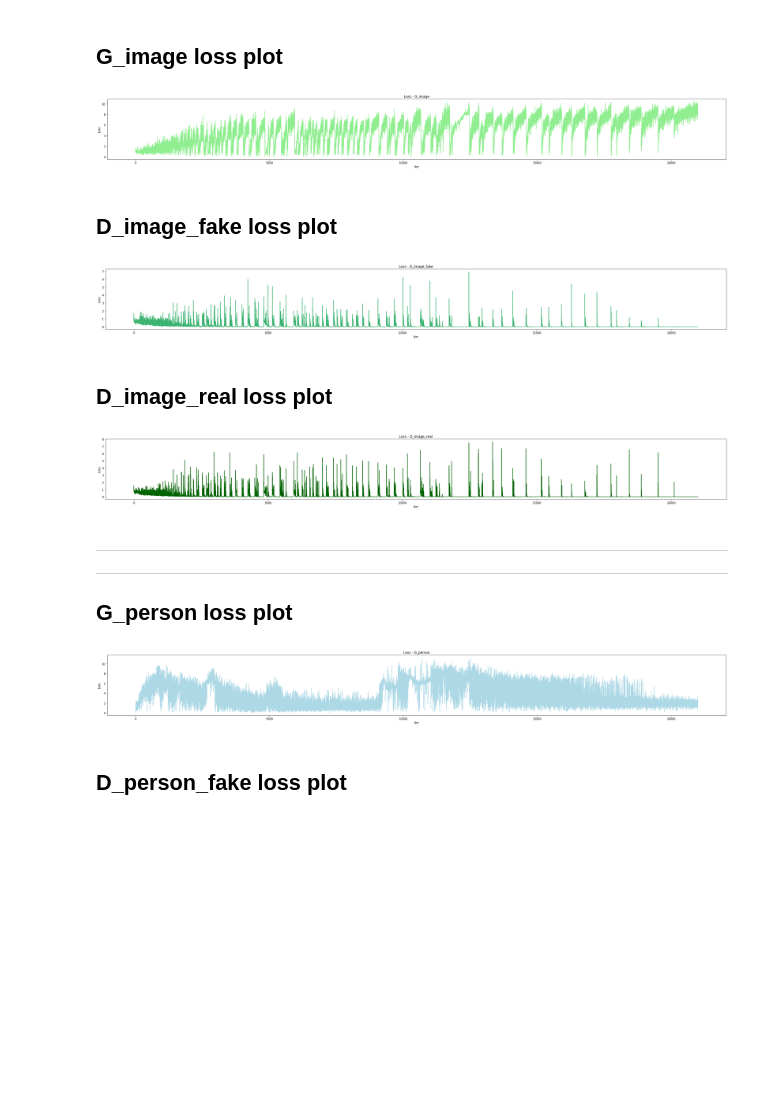
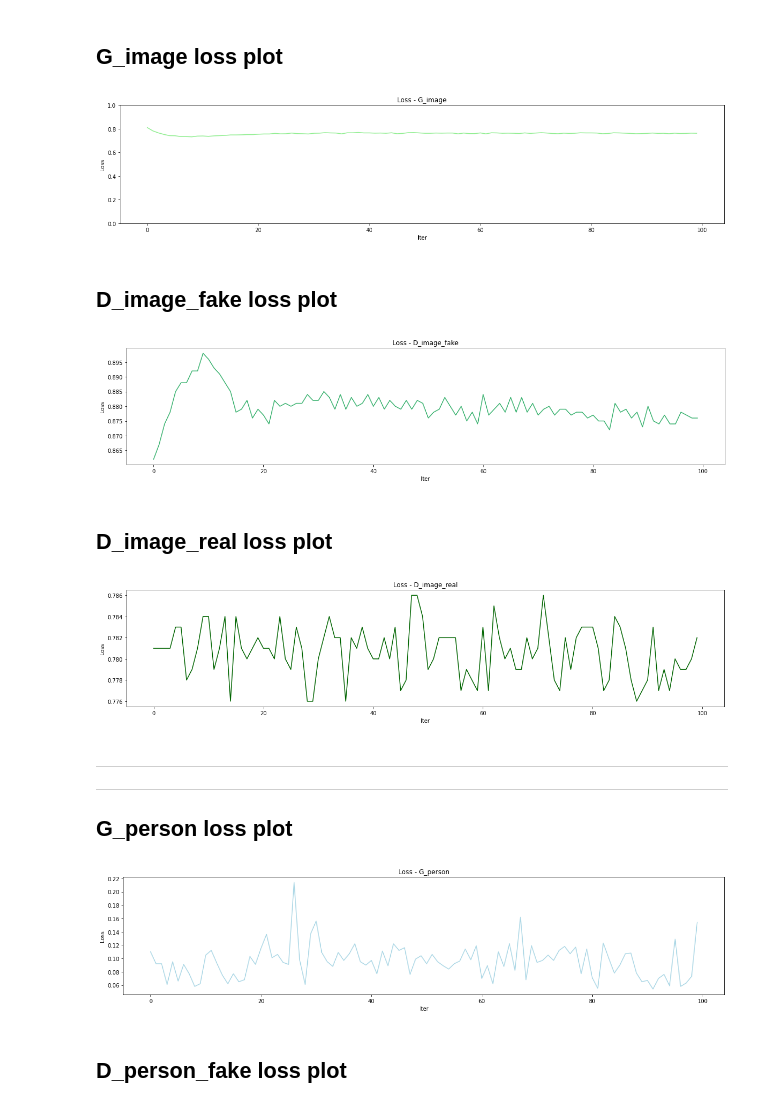
Before and after one commit to kaleighdouglas/AnonymizePeopleGAN, a Jupyter notebook: lisa/loss_plots/Plot Losses from A-GAN Log.ipynb, the cells around one changed output. Saved outputs shown, nothing was run; the diff lists cells and outputs as text; code cells hidden in the pictures; blank space fills up the shorter version.

```diff
--- a/lisa/loss_plots/Plot Losses from A-GAN Log.ipynb
+++ b/lisa/loss_plots/Plot Losses from A-GAN Log.ipynb
@@ -6,11 +6,11 @@ import numpy as np
 import os
 
 import matplotlib.pyplot as plt
-plt.rcParams["figure.figsize"] = (40,4)
+plt.rcParams["figure.figsize"] = (20,4)
 # plt.rcParams["figure.figsize"] = (8,4)
 # %%
 ## Read Log File
-log_dir = 'demo'
+log_dir = 'experiment_agan_100_0_onlyg_i30'
 with open('../checkpoints/'+log_dir+'/loss_log.txt', 'r') as f:
     log = f.read()
 
@@ -75,21 +75,21 @@ count
 # %%
 # Data for plotting
 x = log_dict['i']
 try:
     y = log_dict['G_image']
 except:
     y = log_dict['G_GAN_image']
 fig, ax = plt.subplots()
 ax.plot(x, y, 'lightgreen')
 
 ax.set(xlabel='Iter', ylabel='Loss',
        title='Loss - G_image')
-# plt.ylim(0, 3)
+plt.ylim(0, 1)
 if SAVE:
     fig.savefig(log_dir +'/'+ log_dir + "_loss_G_image.png")
 plt.show()
 # %% [output]
-[figure, old version]
+[figure, new version]
 # %% [markdown]
 ## D_image_fake loss plot
 # %%
@@ -101,12 +101,12 @@ ax.plot(x, y, 'mediumseagreen')
 
 ax.set(xlabel='Iter', ylabel='Loss',
        title='Loss - D_image_fake')
-# plt.ylim(0, 2)
+# plt.ylim(0, 1)
 if SAVE:
     fig.savefig(log_dir +'/'+ log_dir + "_loss_D_image_fake.png")
 plt.show()
 # %% [output]
-[figure, old version]
+[figure, new version]
 # %% [markdown]
 ## D_image_real loss plot
 # %%
@@ -124,7 +124,7 @@ if SAVE:
     fig.savefig(log_dir +'/'+ log_dir + "_loss_D_image_real.png")
 plt.show()
 # %% [output]
-[figure, old version]
+[figure, new version]
 # %% [markdown]
 ---
 ---
@@ -148,7 +148,7 @@ if SAVE:
     fig.savefig(log_dir +'/'+ log_dir + "_loss_G_person.png")
 plt.show()
 # %% [output]
-[figure, old version]
+[figure, new version]
 # %% [markdown]
 ## D_person_fake loss plot
 # %%
```
Also changed, not shown: parts of 10 cells of this notebook, 5 other files.
